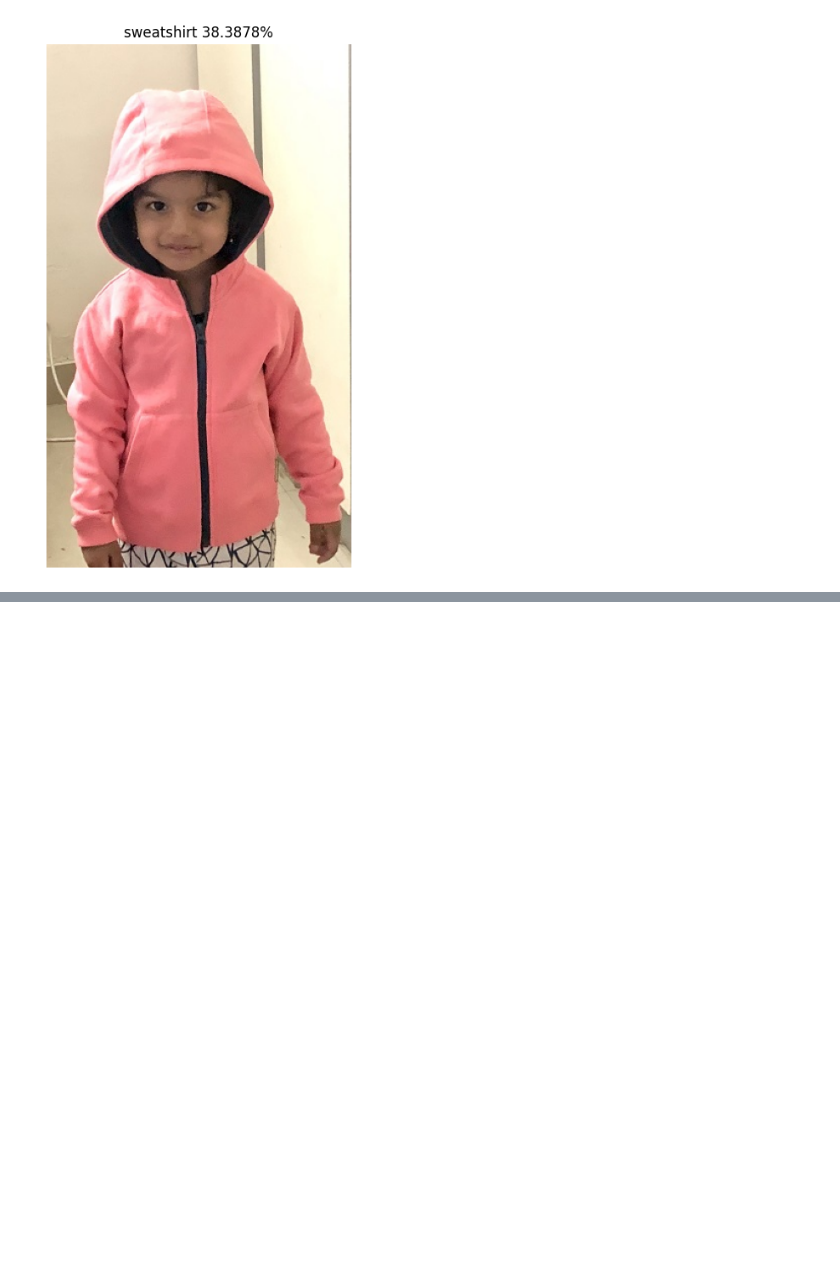
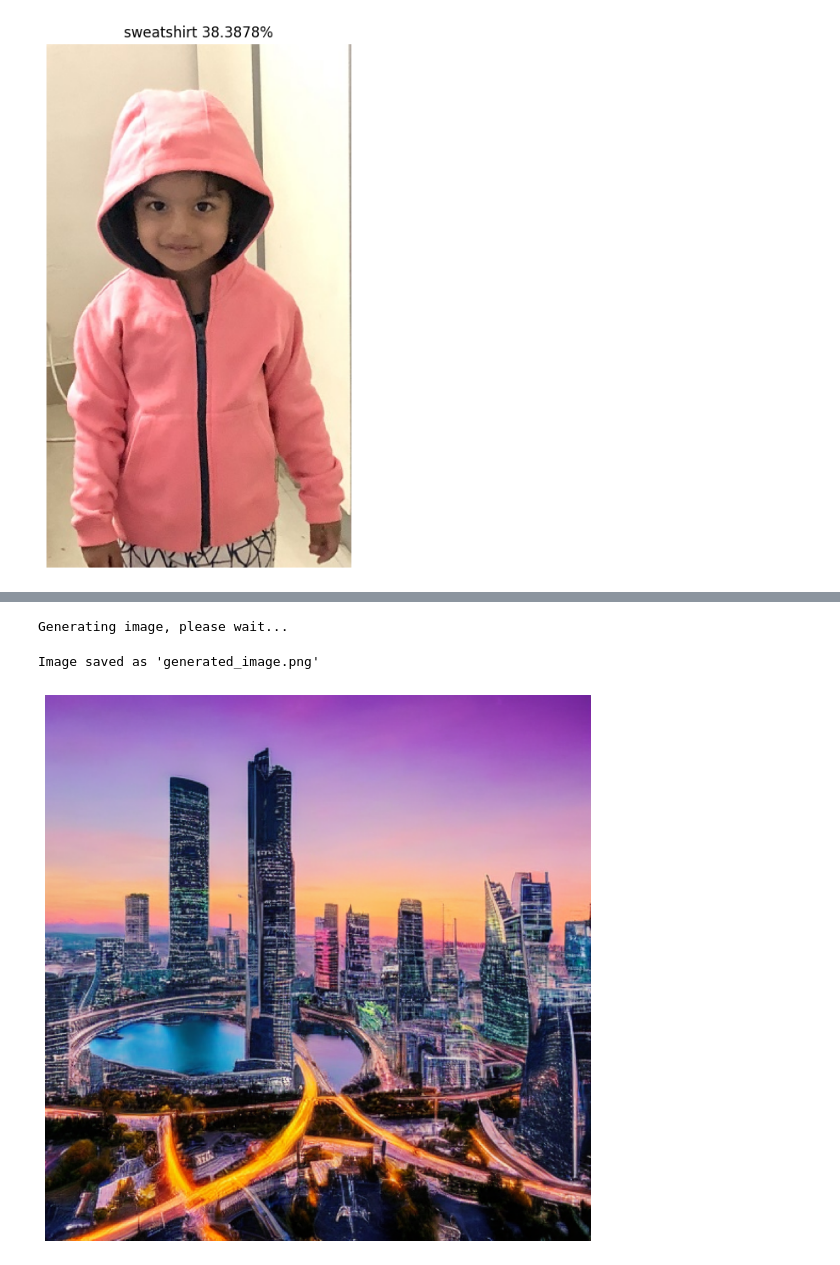
Before and after one commit to AILearningPlatform/Artificial-Intellegence-Learning-Platform, a Jupyter notebook: connections/check.ipynb, the cells around one changed output, grey strips where cells are left out. Saved outputs shown, nothing was run; the diff lists cells and outputs as text; code cells hidden in the pictures; blank space fills up the shorter version.

```diff
--- a/connections/check.ipynb
+++ b/connections/check.ipynb
@@ -350,0 +356,35 @@ VGG(
+# %%
+import torch
+from diffusers import StableDiffusionPipeline, DDIMScheduler
+from tqdm.auto import tqdm
+
+tqdm.pandas()
+
+pipe = StableDiffusionPipeline.from_pretrained(
+    "runwayml/stable-diffusion-v1-5",
+    torch_dtype=torch.float32
+)
+
+pipe.scheduler = DDIMScheduler.from_config(pipe.scheduler.config)
+
+num_inference_steps = 25
+
+prompt = "a futuristic cityscape at sunset"
+
+print("Generating image, please wait...")
+result = pipe(prompt, num_inference_steps=num_inference_steps)
+
+image = result.images[0]
+
+image.save("generated_image.png")
+print("Image saved as 'generated_image.png'")
+# %% [output]
+Generating image, please wait...
+Image saved as 'generated_image.png'
+# %%
+from torch_snippets import *
+
+
+show(read("generated_image.png"))
+# %% [output]
+[figure, added]
```
Also changed, not shown: parts of 3 cells of this notebook, 5 other files.
